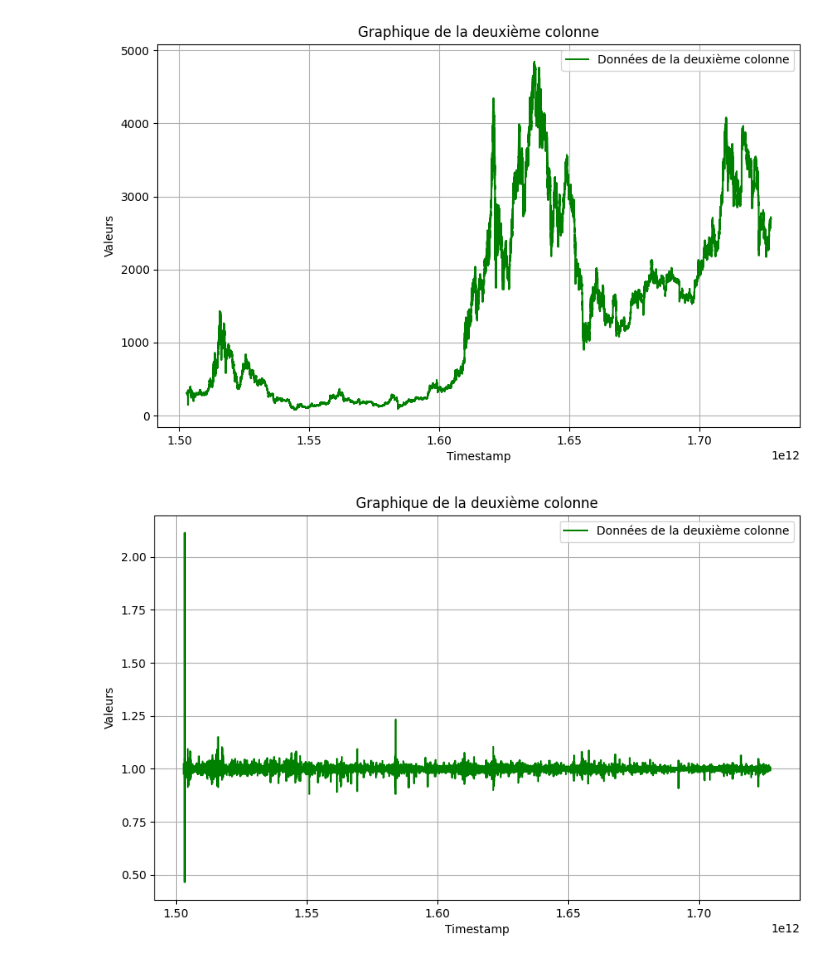
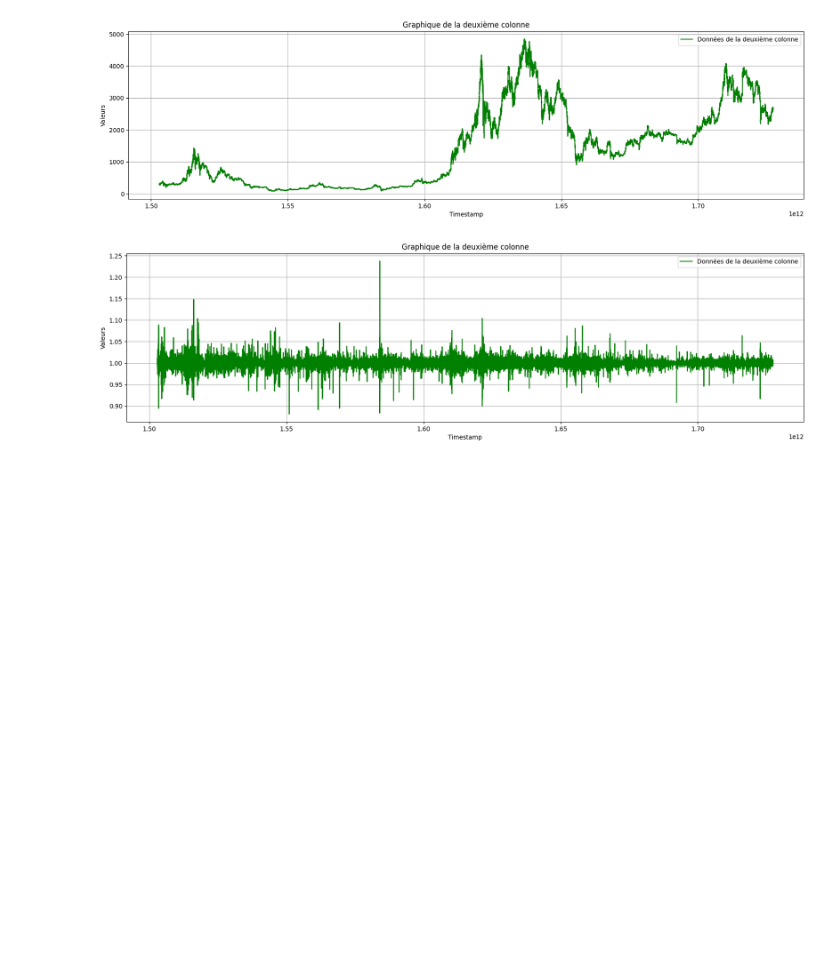
Before and after one commit to Axel-S1/LearningIA, a Jupyter notebook: Data_Analyse.ipynb, the cells around one changed output. Drawn from its saved outputs; the diff is of its cells as text; code cells hidden in the pictures; blank space fills up the shorter version.

```diff
--- a/Data_Analyse.ipynb
+++ b/Data_Analyse.ipynb
@@ -22,7 +22,7 @@ def read_csv_to_numpy(filename):
 
 def affiche_graphe_de_comparaison(matrix, collum):
     # Créer le graphique
-    plt.figure(figsize=(10, 6))
+    plt.figure(figsize=(20, 5))
     plt.plot(matrix[:, 0], matrix[:, collum], label="Données de la deuxième colonne", color="g")
 
     # Ajouter un titre et des labels
@@ -40,8 +40,8 @@ def affiche_graphe_de_comparaison(matrix, collum):
 matrix = read_csv_to_numpy("binance_data_of_ETHUSDT_15m_0_None.csv")
 matrix_coef = read_csv_to_numpy("binance_coef_data_of_ETHUSDT_15m_0_None.csv")
 # %%
-affiche_graphe_de_comparaison(matrix, 1)
-affiche_graphe_de_comparaison(matrix_coef, 1)
+affiche_graphe_de_comparaison(matrix, 4)
+affiche_graphe_de_comparaison(matrix_coef, 4)
 # %% [output]
-[figure, old version]
+[figure, new version]
-[figure, old version]
+[figure, new version]
```
Also changed, not shown: 2 other files.
